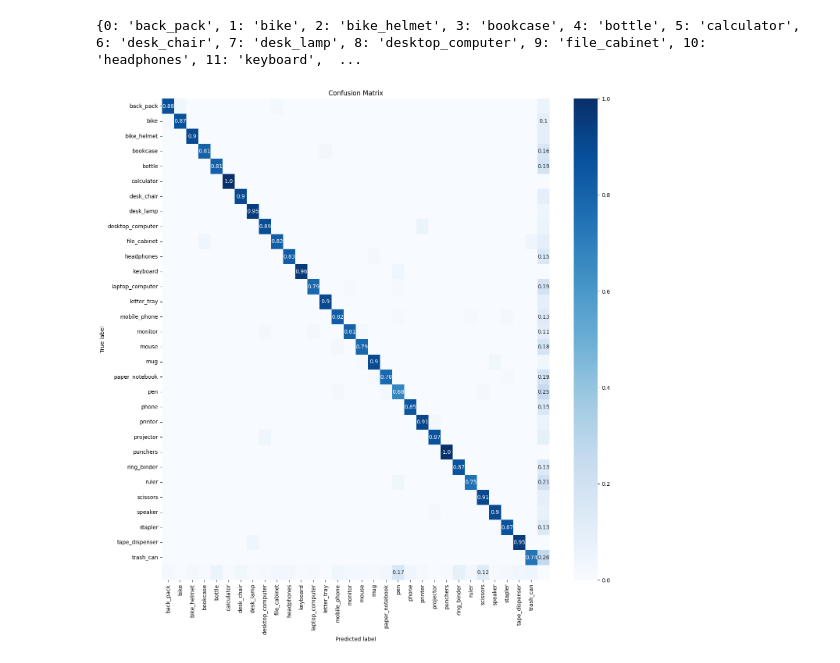
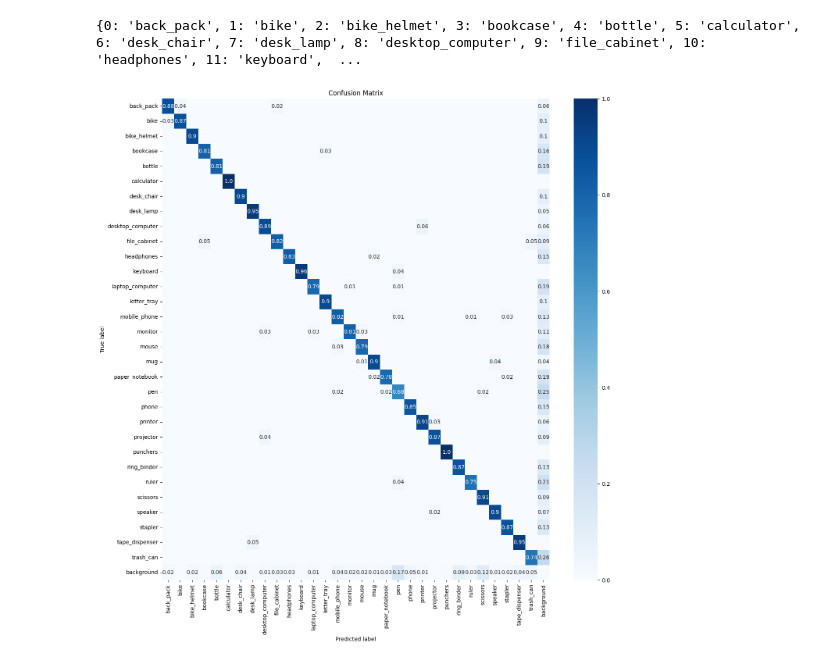
Before and after one commit to asyam9/OptimizedOfficeAI, a Jupyter notebook: YOLO/print_yolo_cm.ipynb, the cells around one changed output. Saved outputs shown, nothing was run; the diff lists cells and outputs as text; code cells hidden in the pictures.

```diff
--- a/YOLO/print_yolo_cm.ipynb
+++ b/YOLO/print_yolo_cm.ipynb
@@ -53,28 +53,28 @@ print(names2)
 # %%
 %matplotlib inline
 import matplotlib.pyplot as plt
 import seaborn as sns
 from sklearn.metrics import confusion_matrix
 import numpy as np
 
 # 결과값 = cm
 cm = metrics.confusion_matrix.matrix
 
 # Class 별 % 값으로 변경
 cm_percentage = cm.astype('float') / cm.sum(axis=1)[:, np.newaxis]
 
 # 0.1이하 표현 하지않음.
-annotations = np.where(cm_percentage >= 0.1, np.round(cm_percentage, 2), '')
+annotations = np.where(cm_percentage >= 0.01, np.round(cm_percentage, 2), '')
 
 
 plt.figure(figsize=(16, 16))
 
 # Heatmap 설정
 sns.heatmap(cm_percentage, annot=annotations, fmt='', cmap='Blues', xticklabels=names2.values(), yticklabels=names2.values())
 
 plt.title("Confusion Matrix")
 plt.ylabel('True label')
 plt.xlabel('Predicted label')
 plt.show()
 # %% [output]
-[figure, old version]
+[figure, new version]
```
Also changed, not shown: 1 other file.
